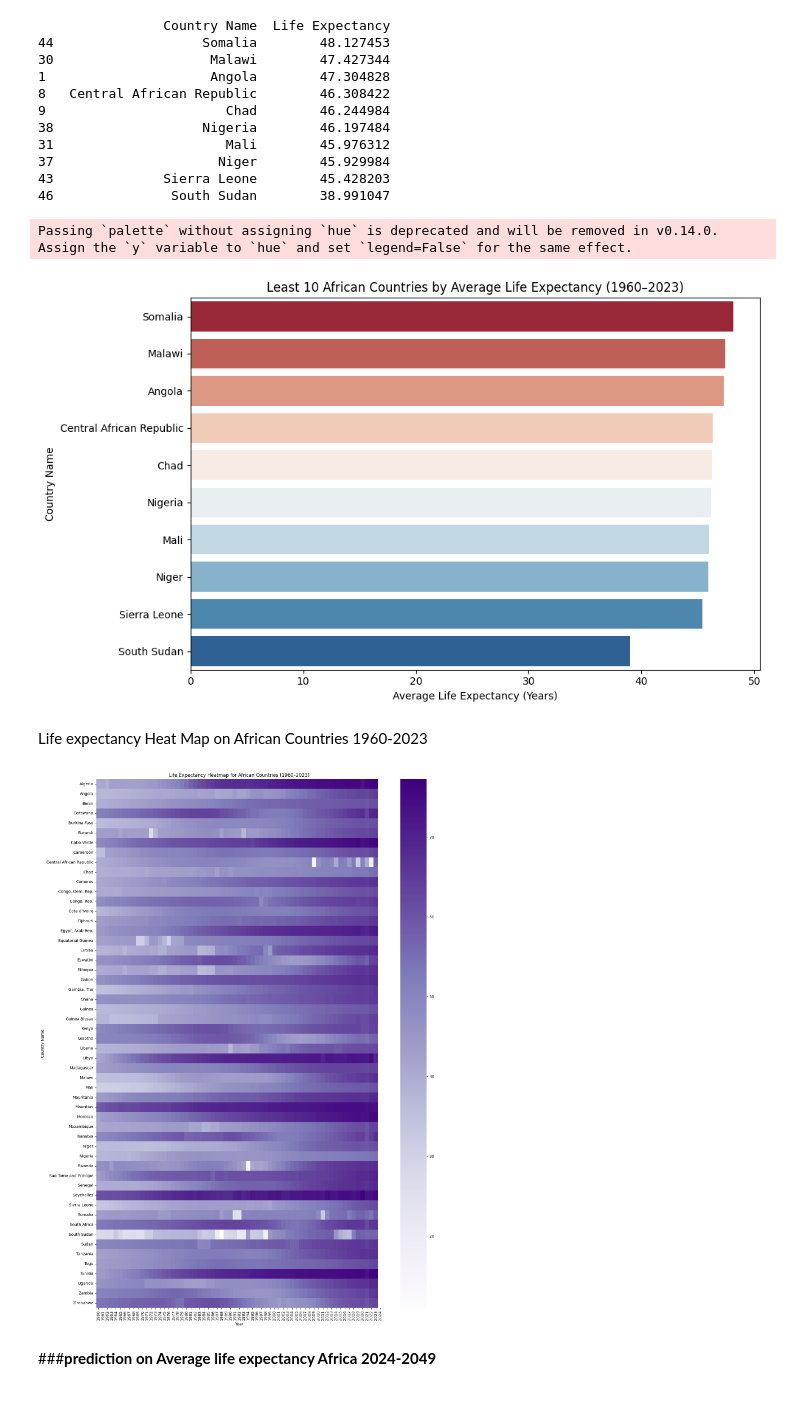
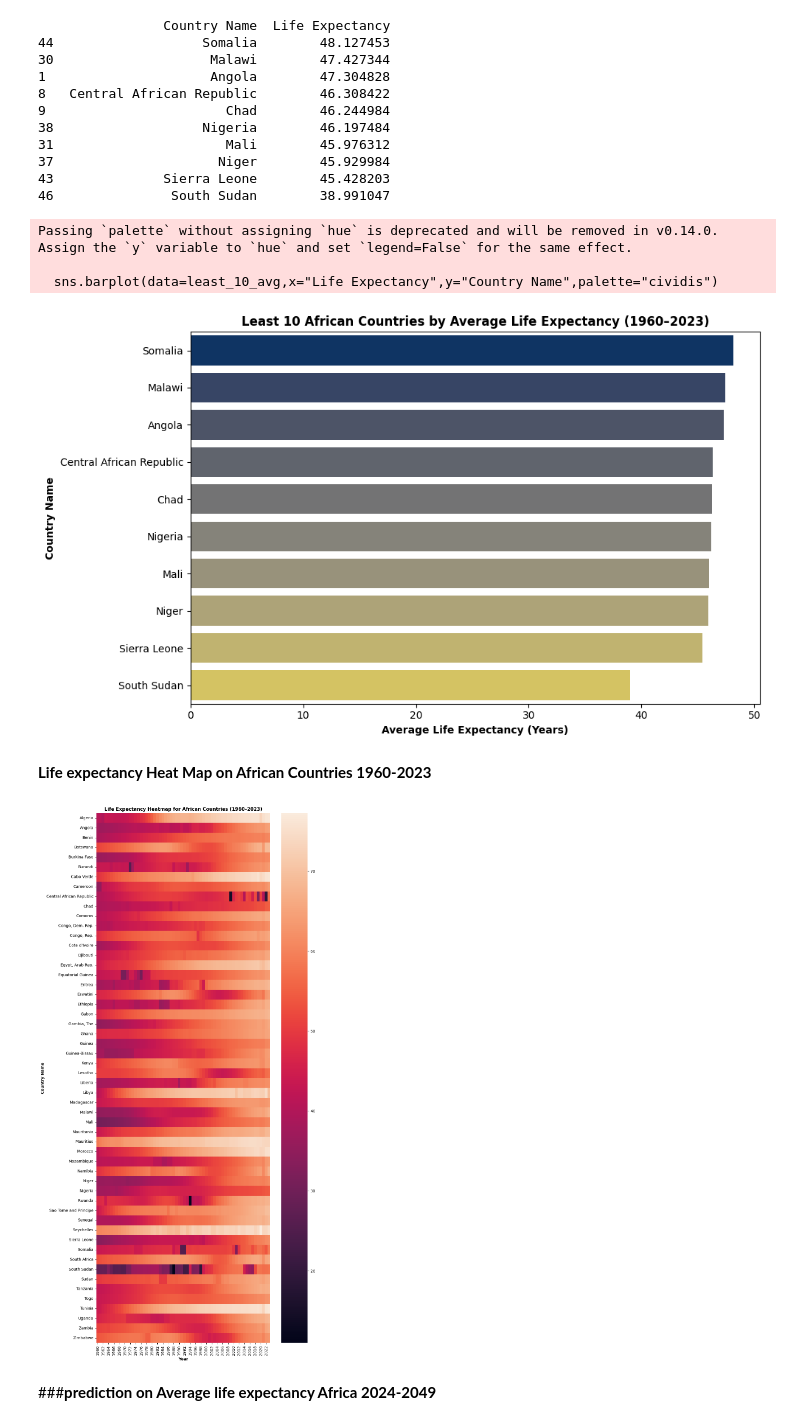
Before and after one commit to BrentOchieng/Global-Life-Expectancy-Trend-1960-2049, a Jupyter notebook: Global_Life_expectancy_Trends_(1960_2023).ipynb, the cells around one changed output. Drawn from its saved outputs; the diff is of its cells as text; code cells hidden in the pictures.

```diff
--- a/Global_Life_expectancy_Trends_(1960_2023).ipynb
+++ b/Global_Life_expectancy_Trends_(1960_2023).ipynb
@@ -616,36 +614,33 @@ print(least_10_avg)
 43              Sierra Leone        45.428203
 46               South Sudan        38.991047
 # %%
-plt.figure(figsize=(10, 6)) # Adjust figure size as needed
-sns.barplot(
-    data=least_10_avg,
-    x="Life Expectancy",
-    y="Country Name",
-    palette="RdBu" # Choose a color palette
-)
+plt.figure(figsize=(10, 6))
+sns.barplot(data=least_10_avg,x="Life Expectancy",y="Country Name",palette="cividis")
 
-plt.title("Least 10 African Countries by Average Life Expectancy (1960–2023)")
-plt.xlabel("Average Life Expectancy (Years)")
-plt.ylabel("Country Name")
-plt.tight_layout() # Adjust layout to prevent labels overlapping
+plt.title("Least 10 African Countries by Average Life Expectancy (1960–2023)", fontweight='bold')
+plt.xlabel("Average Life Expectancy (Years)", fontweight='bold')
+plt.ylabel("Country Name", fontweight='bold')
+plt.tight_layout()
 plt.show()
 # %% [output]
 Passing `palette` without assigning `hue` is deprecated and will be removed in v0.14.0. Assign the `y` variable to `hue` and set `legend=False` for the same effect.
+
+  sns.barplot(data=least_10_avg,x="Life Expectancy",y="Country Name",palette="cividis")
-[figure, old version]
+[figure, new version]
 # %% [markdown]
-Life expectancy Heat Map on African Countries 1960-2023
+**Life expectancy Heat Map on African Countries 1960-2023**
 # %%
 africa_pivot = africa_df.pivot(index="Country Name", columns="Year", values="Life Expectancy")
 
-plt.figure(figsize=(15, 20)) # Adjust figure size as needed
-sns.heatmap(africa_pivot, cmap="Purples", annot=False, fmt=".1f") # annot=False to avoid clutter
-plt.title("Life Expectancy Heatmap for African Countries (1960–2023)")
-plt.xlabel("Year")
-plt.ylabel("Country Name")
+plt.figure(figsize=(10, 20))
+sns.heatmap(africa_pivot, cmap=None, annot=False, fmt=".1f",annot_kws={'fontweight:bold'})
+plt.title("Life Expectancy Heatmap for African Countries (1960–2023)",fontweight='bold')
+plt.xlabel("Year", fontweight='bold')
+plt.ylabel("Country Name", fontweight='bold')
 plt.tight_layout()
 plt.show()
 # %% [output]
-[figure, old version]
+[figure, new version]
 # %% [markdown]
 ###**prediction on Average life expectancy Africa 2024-2049**
 # %%
```
Also changed, not shown: parts of 74 cells of this notebook.
